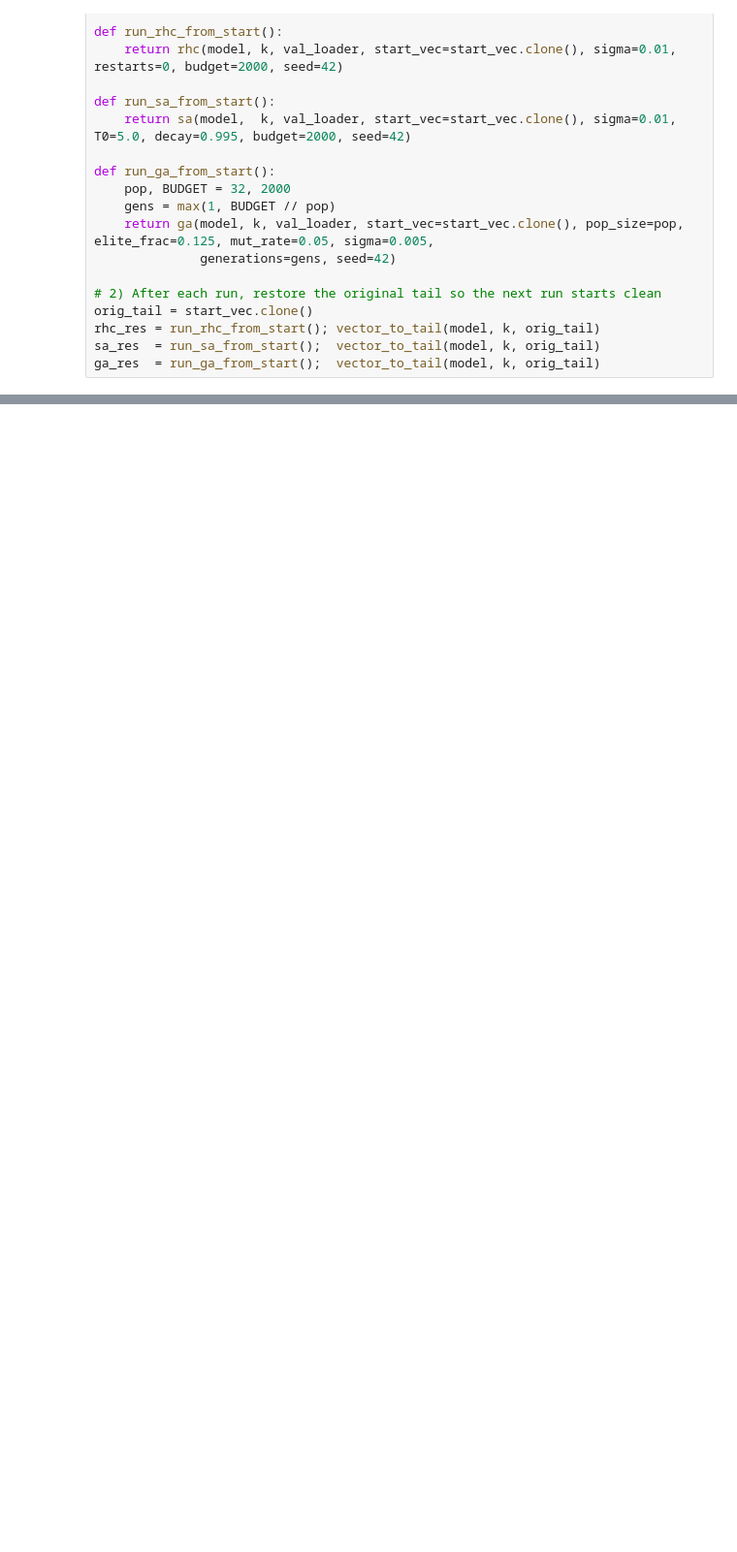
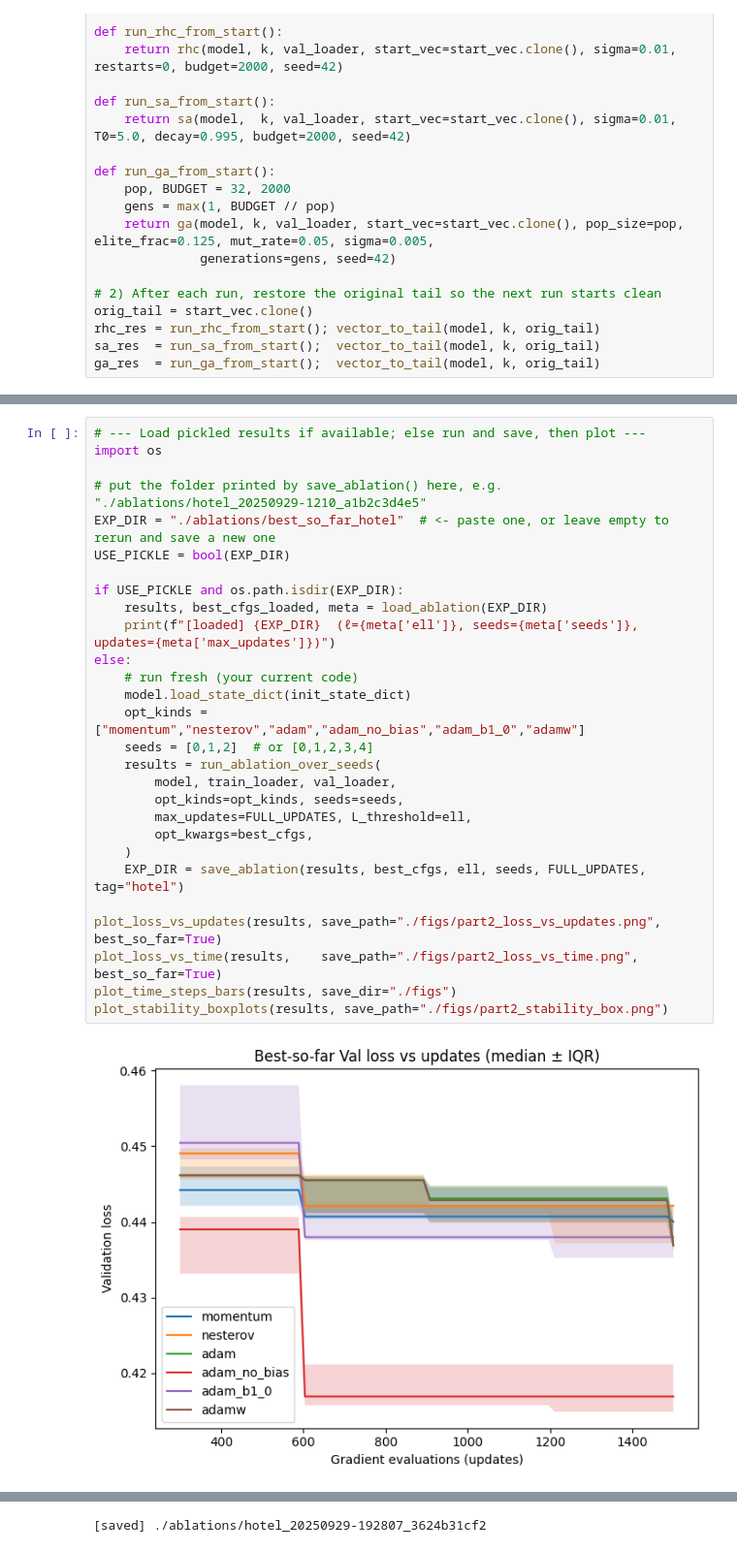
Before and after one commit to DavidGTeklea/BigIdeasFinal, a Jupyter notebook: OL_Hotel_Report.ipynb, the cells around one changed output, grey strips where cells are left out. Shown: that part at 97% size. Saved outputs shown, nothing was run; the diff lists cells and outputs as text; blank space fills up the shorter version.

```diff
--- a/OL_Hotel_Report.ipynb
+++ b/OL_Hotel_Report.ipynb
@@ -1255,0 +1975,30 @@ print("Saved configs → picked_cfgs.pkl; plots → ro_trajectories.(png/pdf)")
+# %%
+# --- Load pickled results if available; else run and save, then plot ---
+import os
+
+# put the folder printed by save_ablation() here, e.g. "./ablations/hotel_20250929-1210_a1b2c3d4e5"
+EXP_DIR = "./ablations/best_so_far_hotel"  # <- paste one, or leave empty to rerun and save a new one
+USE_PICKLE = bool(EXP_DIR)
+
+if USE_PICKLE and os.path.isdir(EXP_DIR):
+    results, best_cfgs_loaded, meta = load_ablation(EXP_DIR)
+    print(f"[loaded] {EXP_DIR}  (ℓ={meta['ell']}, seeds={meta['seeds']}, updates={meta['max_updates']})")
+else:
+    # run fresh (your current code)
+    model.load_state_dict(init_state_dict)
+    opt_kinds = ["momentum","nesterov","adam","adam_no_bias","adam_b1_0","adamw"]
+    seeds = [0,1,2]  # or [0,1,2,3,4]
+    results = run_ablation_over_seeds(
+        model, train_loader, val_loader,
+        opt_kinds=opt_kinds, seeds=seeds,
+        max_updates=FULL_UPDATES, L_threshold=ell,
+        opt_kwargs=best_cfgs,
+    )
+    EXP_DIR = save_ablation(results, best_cfgs, ell, seeds, FULL_UPDATES, tag="hotel")
+
+plot_loss_vs_updates(results, save_path="./figs/part2_loss_vs_updates.png", best_so_far=True)
+plot_loss_vs_time(results,    save_path="./figs/part2_loss_vs_time.png",    best_so_far=True)
+plot_time_steps_bars(results, save_dir="./figs")
+plot_stability_boxplots(results, save_path="./figs/part2_stability_box.png")
+# %% [output]
+[figure, added]
@@ -1255,0 +2009 @@ print("Saved configs → picked_cfgs.pkl; plots → ro_trajectories.(png/pdf)")
+[saved] ./ablations/hotel_20250929-192807_3624b31cf2
```
Also changed, not shown: parts of 24 cells of this notebook.
